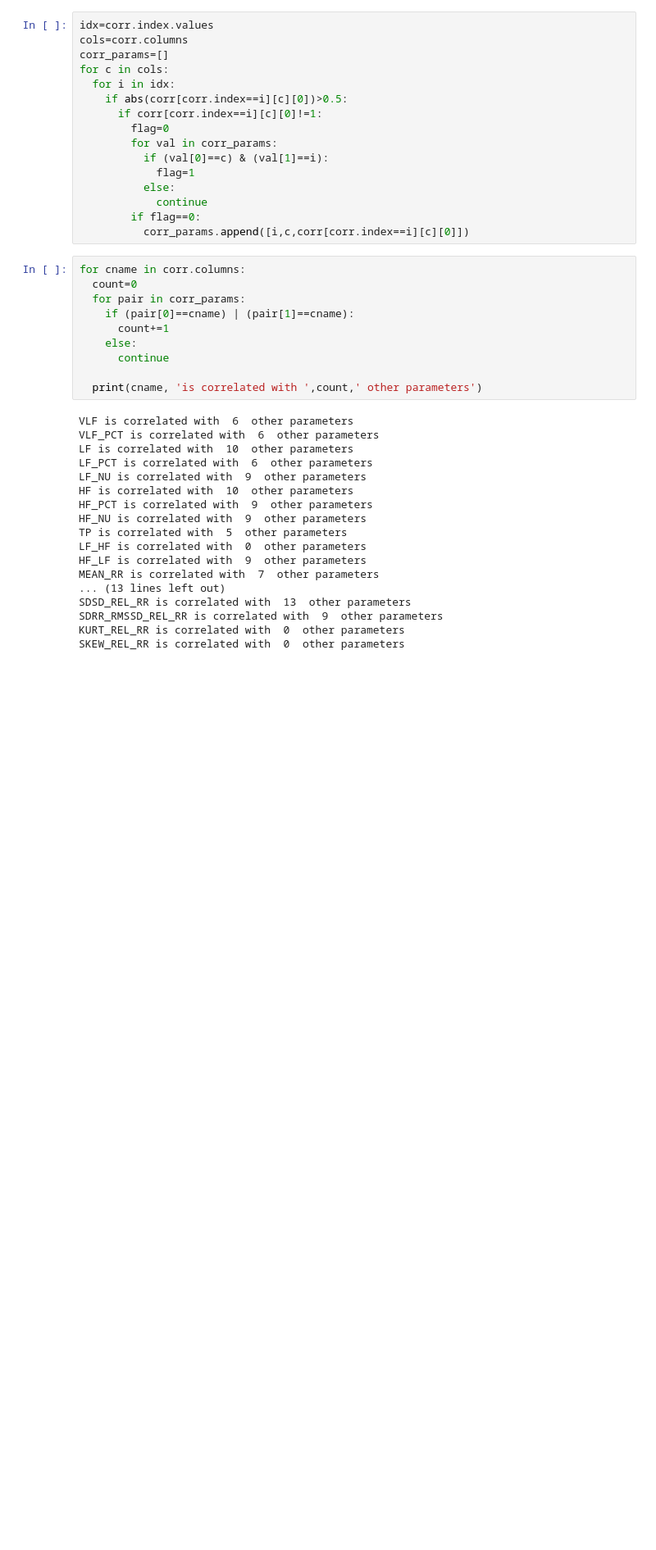
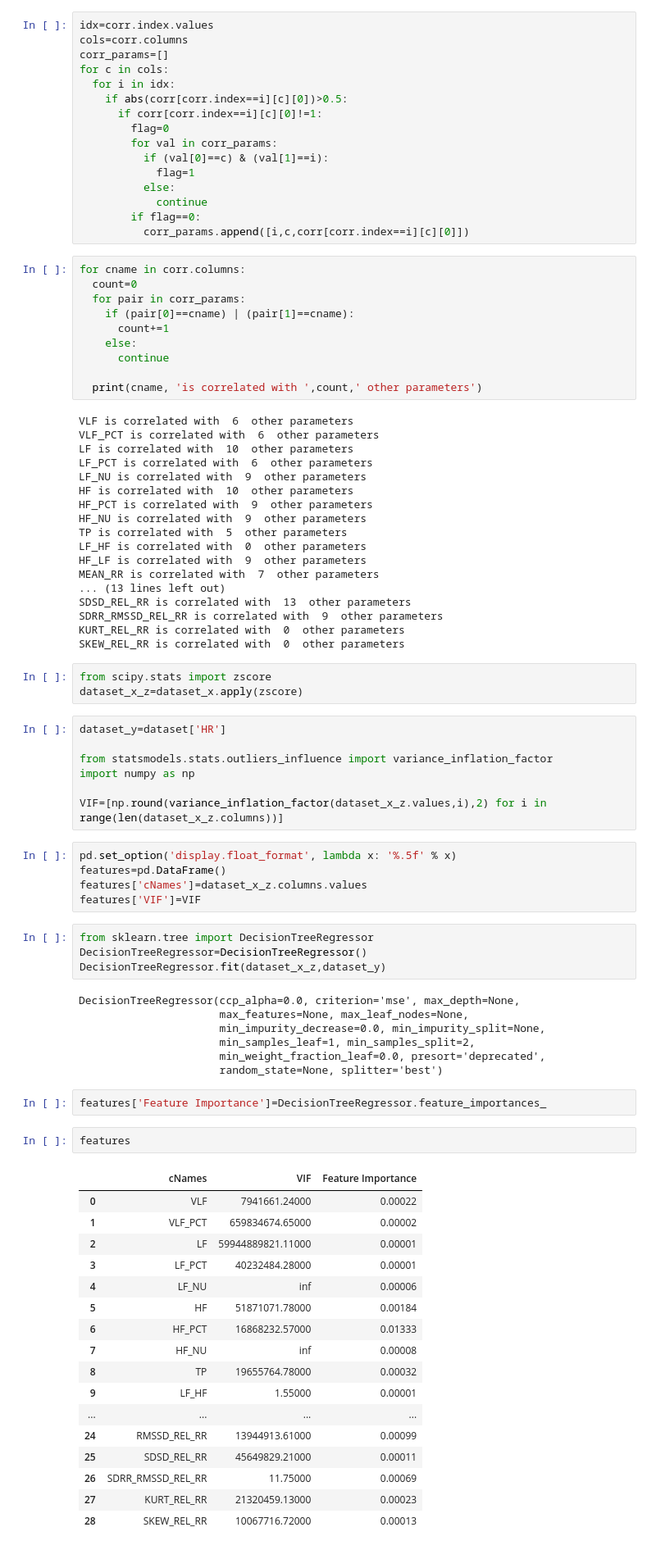
Before and after one commit to Hackathon2-0/Data, a Jupyter notebook: Hackathon.ipynb, the cells around one changed output. Shown at 82% size. Cells and saved outputs as stored; diff of their text form; blank space fills up the shorter version.

```diff
--- a/Hackathon.ipynb
+++ b/Hackathon.ipynb
@@ -98,3 +98,51 @@ SDSD_REL_RR is correlated with  13  other parameters
 SDRR_RMSSD_REL_RR is correlated with  9  other parameters
 KURT_REL_RR is correlated with  0  other parameters
 SKEW_REL_RR is correlated with  0  other parameters
+# %%
+from scipy.stats import zscore
+dataset_x_z=dataset_x.apply(zscore)
+# %%
+dataset_y=dataset['HR']
+
+from statsmodels.stats.outliers_influence import variance_inflation_factor
+import numpy as np
+
+VIF=[np.round(variance_inflation_factor(dataset_x_z.values,i),2) for i in range(len(dataset_x_z.columns))]
+# %%
+pd.set_option('display.float_format', lambda x: '%.5f' % x)
+features=pd.DataFrame()
+features['cNames']=dataset_x_z.columns.values
+features['VIF']=VIF
+# %%
+from sklearn.tree import DecisionTreeRegressor
+DecisionTreeRegressor=DecisionTreeRegressor()
+DecisionTreeRegressor.fit(dataset_x_z,dataset_y)
+# %% [output]
+DecisionTreeRegressor(ccp_alpha=0.0, criterion='mse', max_depth=None,
+                      max_features=None, max_leaf_nodes=None,
+                      min_impurity_decrease=0.0, min_impurity_split=None,
+                      min_samples_leaf=1, min_samples_split=2,
+                      min_weight_fraction_leaf=0.0, presort='deprecated',
+                      random_state=None, splitter='best')
+# %%
+features['Feature Importance']=DecisionTreeRegressor.feature_importances_
+# %%
+features
+# %% [output]
+|  | cNames | VIF | Feature Importance |
+| 0 | VLF | 7941661.24000 | 0.00022 |
+| 1 | VLF_PCT | 659834674.65000 | 0.00002 |
+| 2 | LF | 59944889821.11000 | 0.00001 |
+| 3 | LF_PCT | 40232484.28000 | 0.00001 |
+| 4 | LF_NU | inf | 0.00006 |
+| 5 | HF | 51871071.78000 | 0.00184 |
+| 6 | HF_PCT | 16868232.57000 | 0.01333 |
+| 7 | HF_NU | inf | 0.00008 |
+| 8 | TP | 19655764.78000 | 0.00032 |
+| 9 | LF_HF | 1.55000 | 0.00001 |
+| ... | ... | ... | ... |
+| 24 | RMSSD_REL_RR | 13944913.61000 | 0.00099 |
+| 25 | SDSD_REL_RR | 45649829.21000 | 0.00011 |
+| 26 | SDRR_RMSSD_REL_RR | 11.75000 | 0.00069 |
+| 27 | KURT_REL_RR | 21320459.13000 | 0.00023 |
+| 28 | SKEW_REL_RR | 10067716.72000 | 0.00013 |
```
